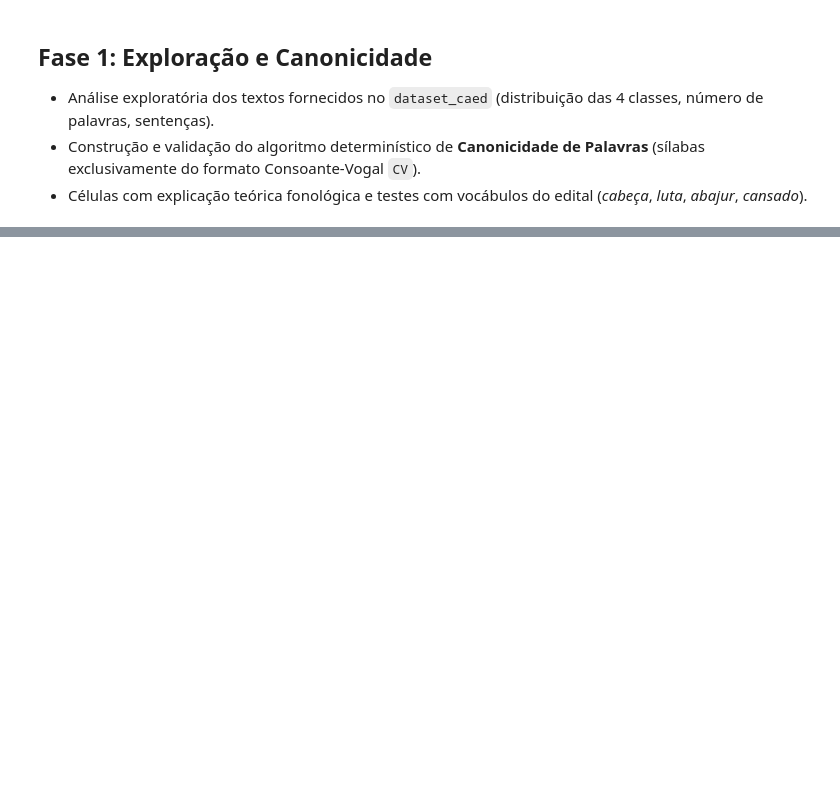
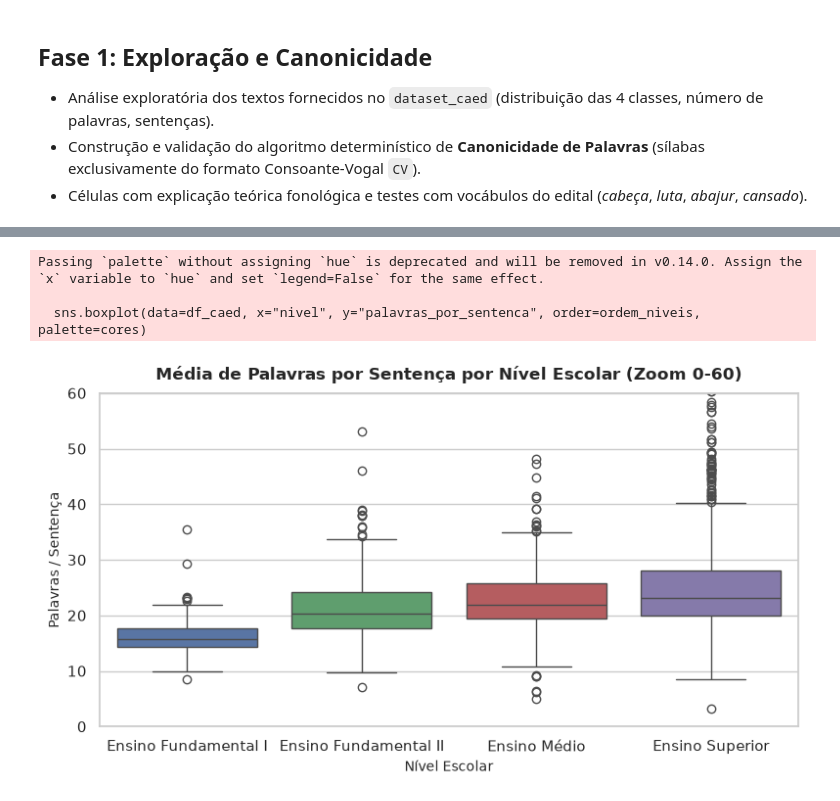
Before and after one commit to OGuilhermeGabriel/processo-CAEd, a Jupyter notebook: notebooks/experimentos.ipynb, the cells around one changed output, grey strips where cells are left out. Cells and saved outputs as stored; diff of their text form; code cells hidden in the pictures; blank space fills up the shorter version.

```diff
--- a/notebooks/experimentos.ipynb
+++ b/notebooks/experimentos.ipynb
@@ -18,0 +263,18 @@ A principal função desse notebook é servir como laboratório para os testes e
+# %%
+# Média de Palavras por Sentença
+plt.figure(figsize=(8, 4.5))
+sns.boxplot(data=df_caed, x="nivel", y="palavras_por_sentenca", order=ordem_niveis, palette=cores)
+
+# dando um zoom na distribuição da maioria
+plt.ylim(0, 60)
+
+plt.title("Média de Palavras por Sentença por Nível Escolar (Zoom 0-60)", fontsize=12, weight="bold", pad=10)
+plt.xlabel("Nível Escolar", fontsize=10)
+plt.ylabel("Palavras / Sentença", fontsize=10)
+plt.tight_layout()
+plt.show()
+# %% [output]
+Passing `palette` without assigning `hue` is deprecated and will be removed in v0.14.0. Assign the `x` variable to `hue` and set `legend=False` for the same effect.
+
+  sns.boxplot(data=df_caed, x="nivel", y="palavras_por_sentenca", order=ordem_niveis, palette=cores)
+[figure, added]
```
Also changed, not shown: parts of 64 cells of this notebook, 29 other files.
